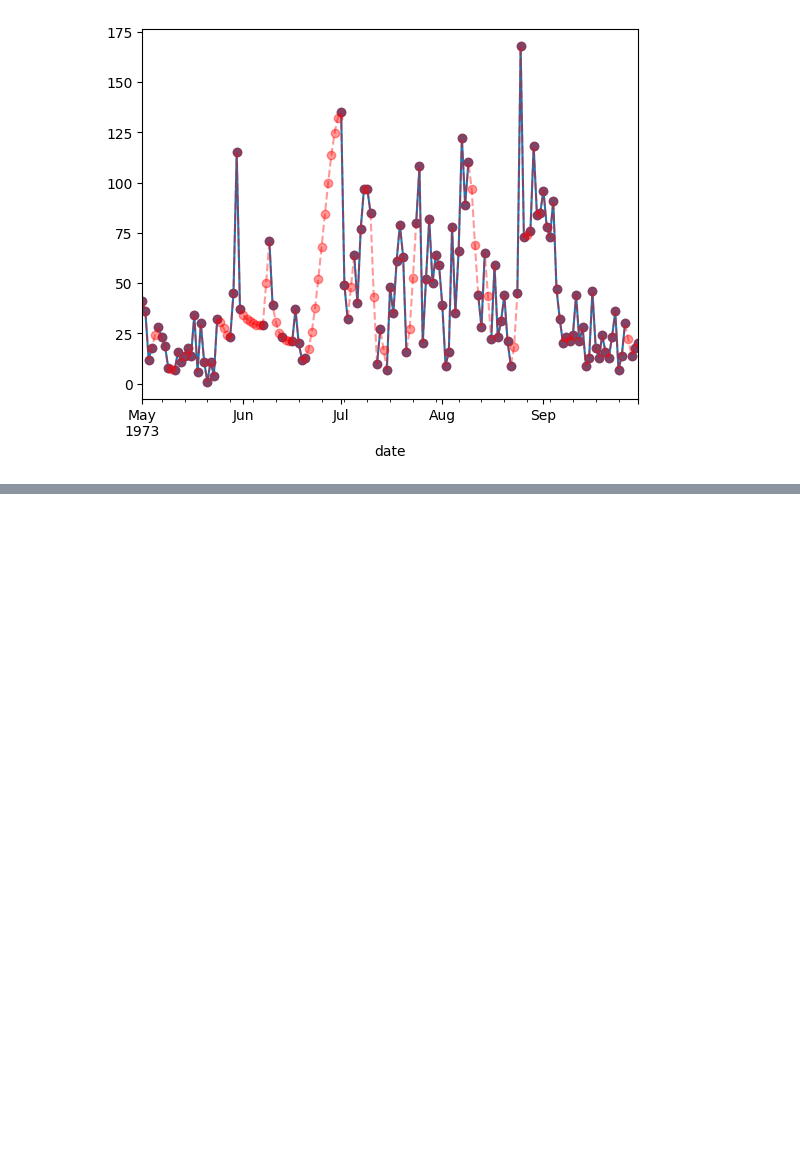
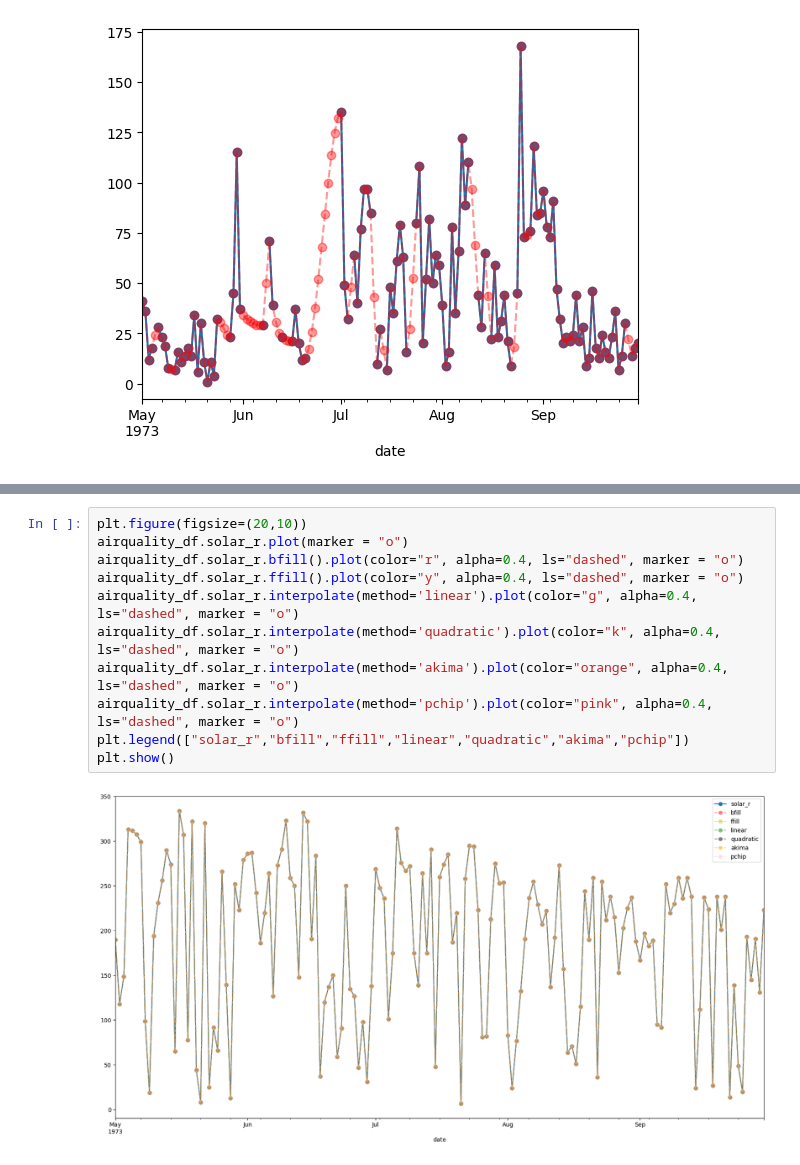
Before and after one commit to Juanipis/IA-EIA, a Jupyter notebook: data_engineer/Imputación de datos nulos.ipynb, the cells around one changed output, grey strips where cells are left out. Cells and saved outputs as stored; diff of their text form; blank space fills up the shorter version.

```diff
--- a/data_engineer/Imputación de datos nulos.ipynb
+++ b/data_engineer/Imputación de datos nulos.ipynb
@@ -132,0 +177,13 @@ plt.show()
+# %%
+plt.figure(figsize=(20,10))
+airquality_df.solar_r.plot(marker = "o")
+airquality_df.solar_r.bfill().plot(color="r", alpha=0.4, ls="dashed", marker = "o")
+airquality_df.solar_r.ffill().plot(color="y", alpha=0.4, ls="dashed", marker = "o")
+airquality_df.solar_r.interpolate(method='linear').plot(color="g", alpha=0.4, ls="dashed", marker = "o")
+airquality_df.solar_r.interpolate(method='quadratic').plot(color="k", alpha=0.4, ls="dashed", marker = "o")
+airquality_df.solar_r.interpolate(method='akima').plot(color="orange", alpha=0.4, ls="dashed", marker = "o")
+airquality_df.solar_r.interpolate(method='pchip').plot(color="pink", alpha=0.4, ls="dashed", marker = "o")
+plt.legend(["solar_r","bfill","ffill","linear","quadratic","akima","pchip"])
+plt.show()
+# %% [output]
+[figure, added]
```
Also changed, not shown: parts of 25 cells of this notebook.
